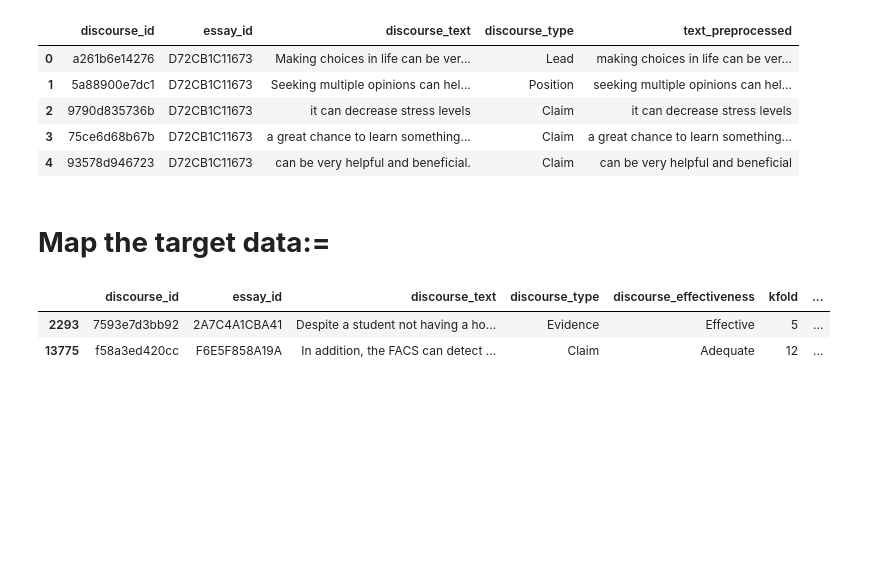
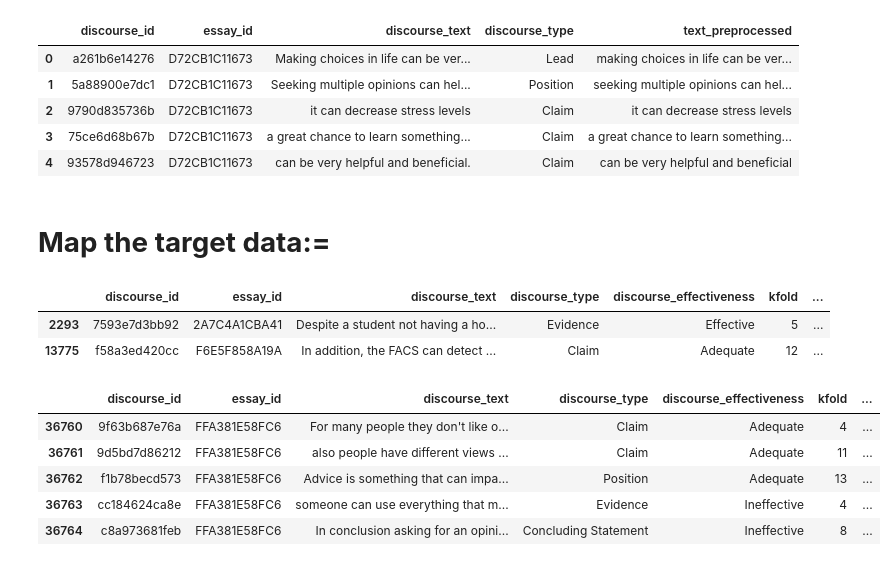
Before and after one commit to mohmaed7777/Feedback-Prize---Predicting-Effective-Arguments, a Jupyter notebook: Feedback_prize_EDA_2.ipynb, the cells around one changed output. Saved outputs shown, nothing was run; the diff lists cells and outputs as text; code cells hidden in the pictures; blank space fills up the shorter version.

```diff
--- a/Feedback_prize_EDA_2.ipynb
+++ b/Feedback_prize_EDA_2.ipynb
@@ -301,3 +301,12 @@ train.sample(2)
 |  | discourse_id | essay_id | discourse_text | discourse_type | discourse_effectiveness | kfold | ... |
 | 2293 | 7593e7d3bb92 | 2A7C4A1CBA41 | Despite a student not having a ho... | Evidence | Effective | 5 | ... |
 | 13775 | f58a3ed420cc | F6E5F858A19A | In addition, the FACS can detect ... | Claim | Adequate | 12 | ... |
+# %%
+train.tail()
+# %% [output]
+|  | discourse_id | essay_id | discourse_text | discourse_type | discourse_effectiveness | kfold | ... |
+| 36760 | 9f63b687e76a | FFA381E58FC6 | For many people they don't like o... | Claim | Adequate | 4 | ... |
+| 36761 | 9d5bd7d86212 | FFA381E58FC6 | also people have different views ... | Claim | Adequate | 11 | ... |
+| 36762 | f1b78becd573 | FFA381E58FC6 | Advice is something that can impa... | Position | Adequate | 13 | ... |
+| 36763 | cc184624ca8e | FFA381E58FC6 | someone can use everything that m... | Evidence | Ineffective | 4 | ... |
+| 36764 | c8a973681feb | FFA381E58FC6 | In conclusion asking for an opini... | Concluding Statement | Ineffective | 8 | ... |
```
Also changed, not shown: parts of 15 cells of this notebook.
